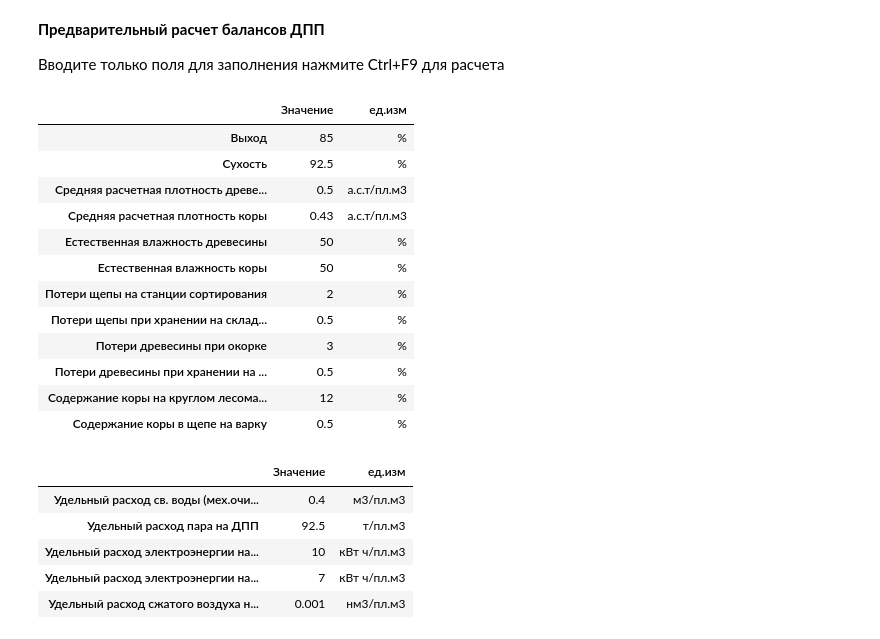
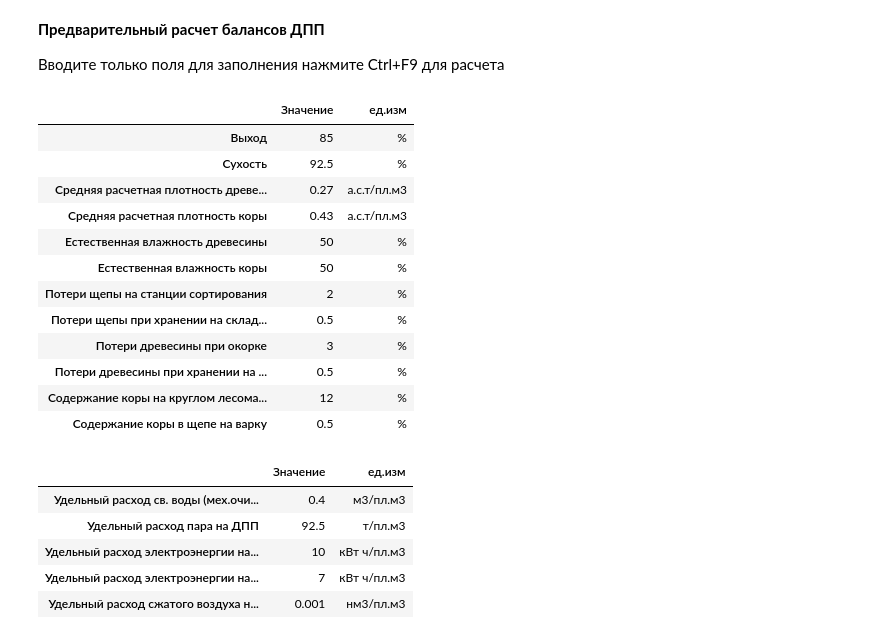
Before and after one commit to AlexS-1987/WoodYard_balances, a Jupyter notebook: WoodYard_balance.ipynb, the cells around one changed output. Saved outputs shown, nothing was run; the diff lists cells and outputs as text; code cells hidden in the pictures.

```diff
--- a/WoodYard_balance.ipynb
+++ b/WoodYard_balance.ipynb
@@ -6,19 +8,20 @@
 # %%
 # @title Выбранный тип древесины { form-width: "100px", display-mode: "form" }
 # @markdown Выберите тип древесины
-wood_type = "Береза" # @param ["\u0411\u0435\u0440\u0435\u0437\u0430", "\u0425\u0432\u043E\u0439\u043D\u044B\u0435", "\u041B\u0438\u0441\u0442\u0432\u0435\u043D\u043D\u0438\u0446\u0430"]
+import pandas as pd
+wood_type = "Пальма" # @param ["\u0411\u0435\u0440\u0435\u0437\u0430", "\u0425\u0432\u043E\u0439\u043D\u044B\u0435", "\u041B\u0438\u0441\u0442\u0432\u0435\u043D\u043D\u0438\u0446\u0430", "\u041F\u0430\u043B\u044C\u043C\u0430"]
 # @markdown Введите расход а.с. щепы на производство РЦ а.с.т/год
-chip_consumption = 500000 # @param {type:"number"}
+chip_consumption = 544127 # @param {type:"number"}
 # @markdown Введите режим работы, дни
 regime = 350 # @param {type:"integer"}
 
 df_wood_param = pd.DataFrame(WoodYard.wood_param()[wood_type], index=['Значение', 'ед.изм']).transpose()
 df_wood_param
 # %% [output]
 |  | Значение | ед.изм |
 | Выход | 85 | % |
 | Сухость | 92.5 | % |
-| Средняя расчетная плотность древе... | 0.5 | а.с.т/пл.м3 |
+| Средняя расчетная плотность древе... | 0.27 | а.с.т/пл.м3 |
 | Средняя расчетная плотность коры | 0.43 | а.с.т/пл.м3 |
 | Естественная влажность древесины | 50 | % |
 | Естественная влажность коры | 50 | % |
```
Also changed, not shown: parts of 5 cells of this notebook.
